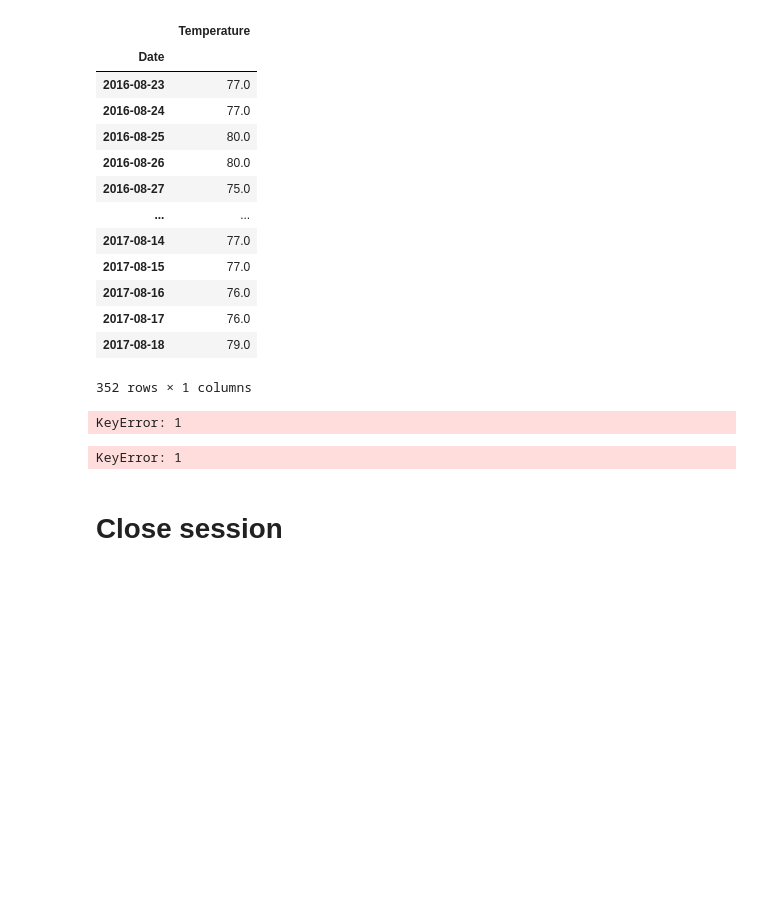
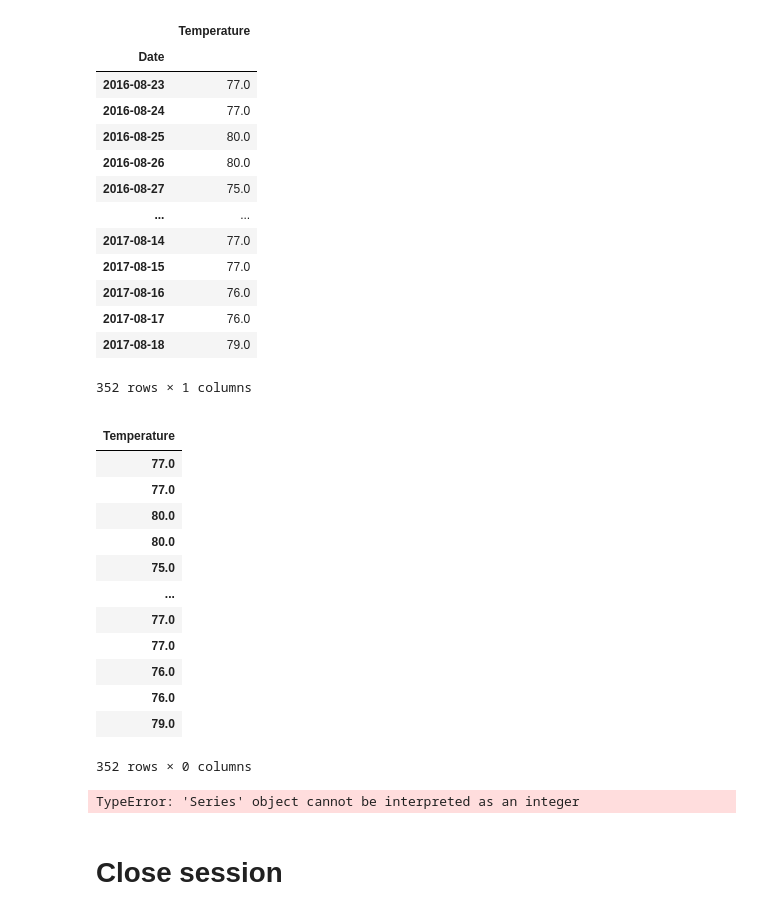
Before and after one commit to burnettaw/sqlalchemy-challenge, a Jupyter notebook: climate_starter.ipynb, the cells around one changed output. Drawn from its saved outputs; the diff is of its cells as text; code cells hidden in the pictures; blank space fills up the shorter version.

```diff
--- a/climate_starter.ipynb
+++ b/climate_starter.ipynb
@@ -229,13 +229,29 @@ temperature2
 | 2017-08-17 | 76.0 |
 | 2017-08-18 | 79.0 |
 352 rows × 1 columns
-# %%
-temperature2[1]
-# %% [output]
-KeyError: 1
+# %%
+temperature3 = temperature.reset_index(drop=True)
+#df.reset_index(drop=True, inplace=True)
+temperature3.set_index("Temperature", inplace=True)
+temperature3
+# %% [output]
+|  |
+| Temperature |
+| 77.0 |
+| 77.0 |
+| 80.0 |
+| 80.0 |
+| 75.0 |
+| ... |
+| 77.0 |
+| 77.0 |
+| 76.0 |
+| 76.0 |
+| 79.0 |
+352 rows × 0 columns
 # %%
-N_points = temperature2[1]
-n_bins = 20
+N_points = temperature['Temperature']
+n_bins = 12
 
 # Generate a normal distribution, center at x=0 and y=5
 x = np.random.randn(N_points)
@@ -247,7 +263,7 @@ fig, axs = plt.subplots(1, 2, sharey=True, tight_layout=True)
 axs[0].hist(x, bins=n_bins)
 axs[1].hist(y, bins=n_bins)
 # %% [output]
-KeyError: 1
+TypeError: 'Series' object cannot be interpreted as an integer
 # %% [markdown]
 # Close session
 # %%
```
